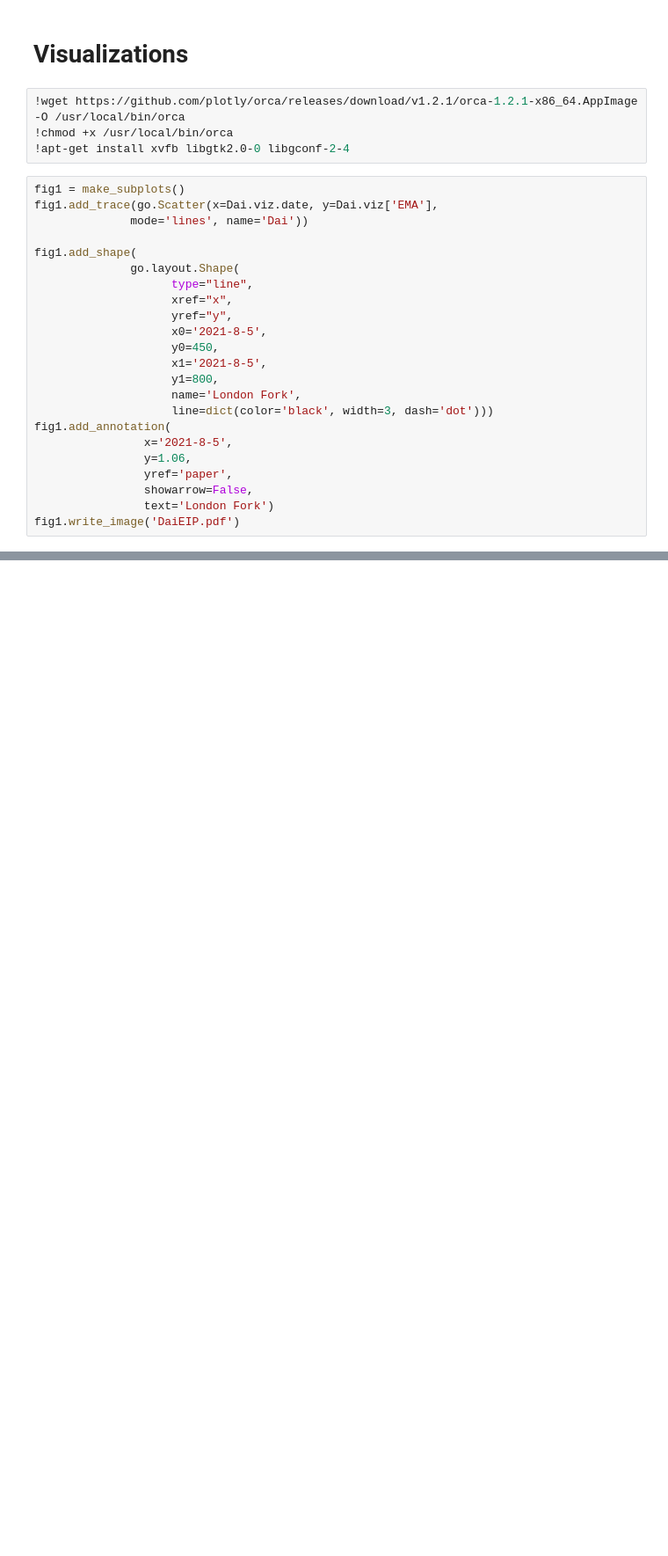
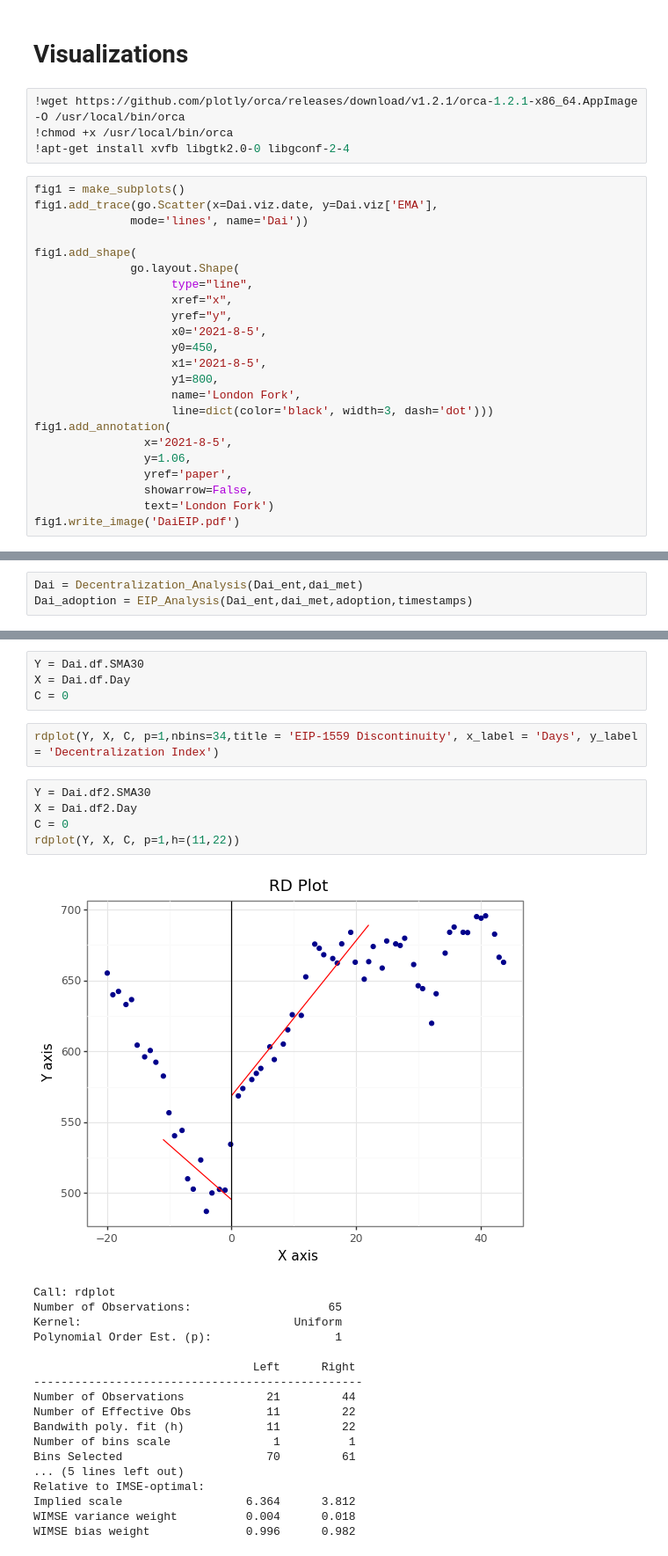
Before and after one commit to SciEcon/SoK_Blockchain_Decentralization, a Jupyter notebook: code/EIP1559_Analysis.ipynb, the cells around one changed output, grey strips where cells are left out. Shown at 88% size. Drawn from its saved outputs; the diff is of its cells as text; blank space fills up the shorter version.

```diff
--- a/code/EIP1559_Analysis.ipynb
+++ b/code/EIP1559_Analysis.ipynb
@@ -675,0 +524,3 @@ fig1.write_image('DaiEIP.pdf')
+# %%
+Dai = Decentralization_Analysis(Dai_ent,dai_met)
+Dai_adoption = EIP_Analysis(Dai_ent,dai_met,adoption,timestamps)
@@ -675,0 +540,30 @@ fig1.write_image('DaiEIP.pdf')
+# %%
+Y = Dai.df.SMA30
+X = Dai.df.Day
+C = 0
+# %%
+rdplot(Y, X, C, p=1,nbins=34,title = 'EIP-1559 Discontinuity', x_label = 'Days', y_label = 'Decentralization Index')
+# %%
+Y = Dai.df2.SMA30
+X = Dai.df2.Day
+C = 0
+rdplot(Y, X, C, p=1,h=(11,22))
+# %% [output]
+[figure, added]
+Call: rdplot
+Number of Observations:                    65
+Kernel:                               Uniform
+Polynomial Order Est. (p):                  1
+
+                                Left      Right
+------------------------------------------------
+Number of Observations            21         44
+Number of Effective Obs           11         22
+Bandwith poly. fit (h)            11         22
+Number of bins scale               1          1
+Bins Selected                     70         61
+... (5 lines left out)
+Relative to IMSE-optimal:
+Implied scale                  6.364      3.812
+WIMSE variance weight          0.004      0.018
+WIMSE bias weight              0.996      0.982
```
Also changed, not shown: parts of 41 cells of this notebook.
